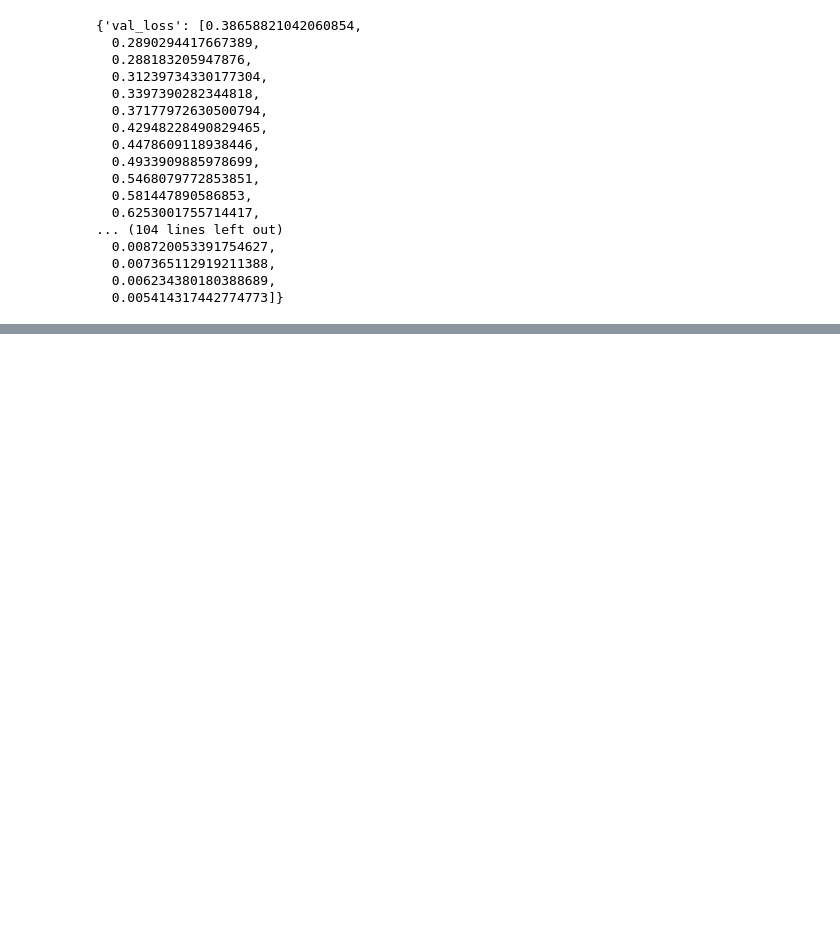
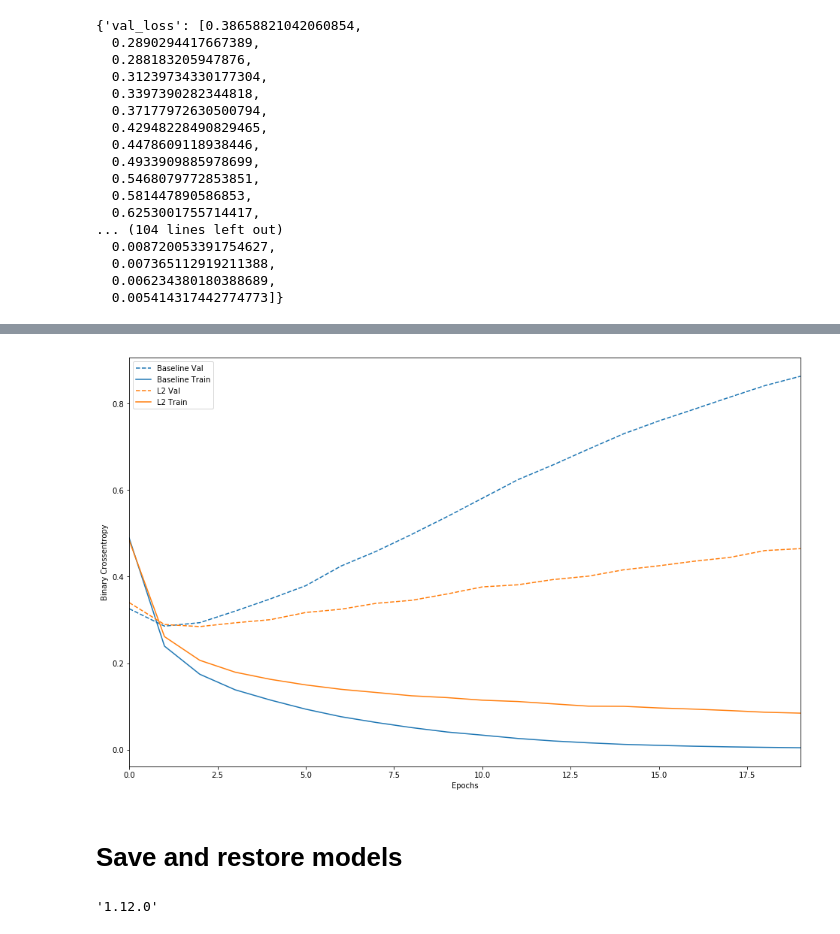
Before and after one commit to chienhsiang/tensorflow, a Jupyter notebook: main_practice.ipynb, the cells around one changed output, grey strips where cells are left out. Saved outputs shown, nothing was run; the diff lists cells and outputs as text; code cells hidden in the pictures; blank space fills up the shorter version.

```diff
--- a/main_practice.ipynb
+++ b/main_practice.ipynb
@@ -759,0 +796,18 @@ plot_history([('baseline', baseline_history),
+# %%
+plot_history([('baseline', baseline_history),
+             ('L2', l2_history)])
+# %% [output]
+[figure, added]
+# %% [markdown]
+# Save and restore models
+# %%
+from __future__ import absolute_import, division, print_function
+
+import os
+
+import tensorflow as tf
+from tensorflow import keras
+
+tf.__version__
+# %% [output]
+'1.12.0'
```
Also changed, not shown: parts of 15 cells of this notebook.
